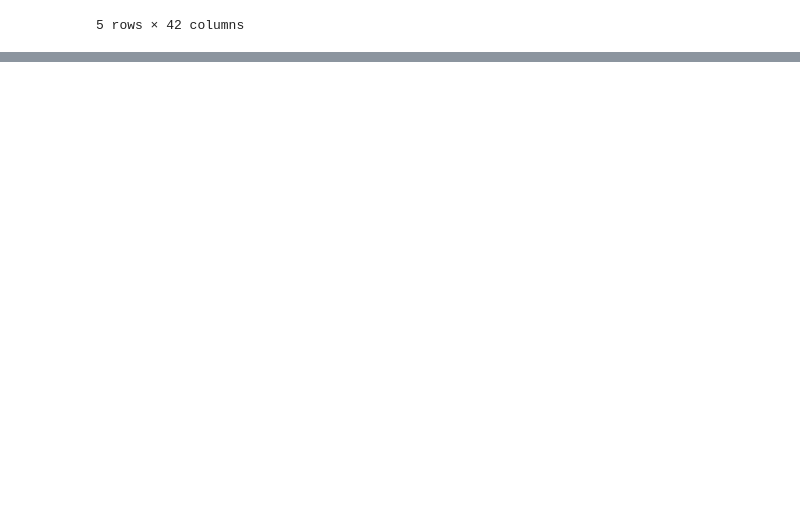
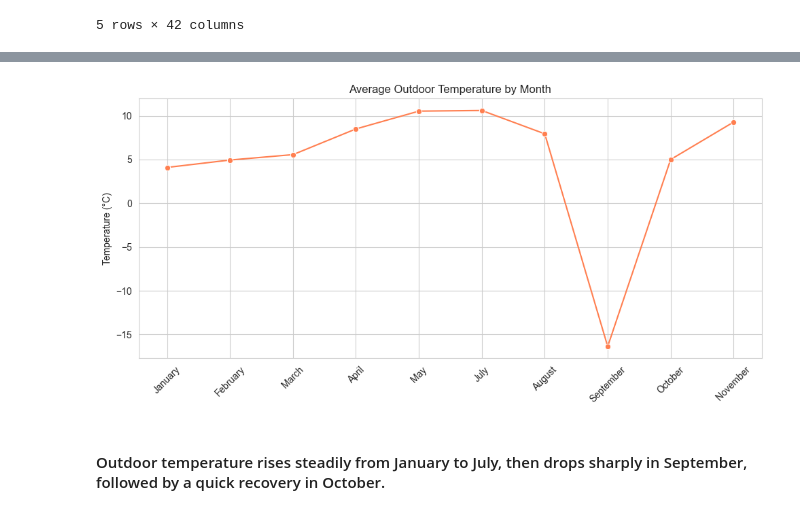
Before and after one commit to vaibhpande21/DS-Intern-Assignment-Vaibhav_Pandey, a Jupyter notebook: assignment.ipynb, the cells around one changed output, grey strips where cells are left out. Drawn from its saved outputs; the diff is of its cells as text; code cells hidden in the pictures; blank space fills up the shorter version.

```diff
--- a/assignment.ipynb
+++ b/assignment.ipynb
@@ -449,0 +546,19 @@ df.head()
+# %%
+## Grouping by month to get mean outdoor temperature
+
+monthly_avg_temp = df.groupby('month')['outdoor_temperature'].mean()
+month_names = [calendar.month_name[i] for i in monthly_avg_temp.index]
+# %%
+## plotting mean outdoor temperature by month
+
+plt.figure(figsize=(10, 5))
+sns.lineplot(x=month_names, y=monthly_avg_temp.values, marker='o', color='coral')
+plt.title('Average Outdoor Temperature by Month')
+plt.ylabel('Temperature (°C)')
+plt.xticks(rotation=45)
+plt.tight_layout()
+plt.show()
+# %% [output]
+[figure, added]
+# %% [markdown]
+#### Outdoor temperature rises steadily from January to July, then drops sharply in September, followed by a quick recovery in October.
```
Also changed, not shown: parts of 16 cells of this notebook.
